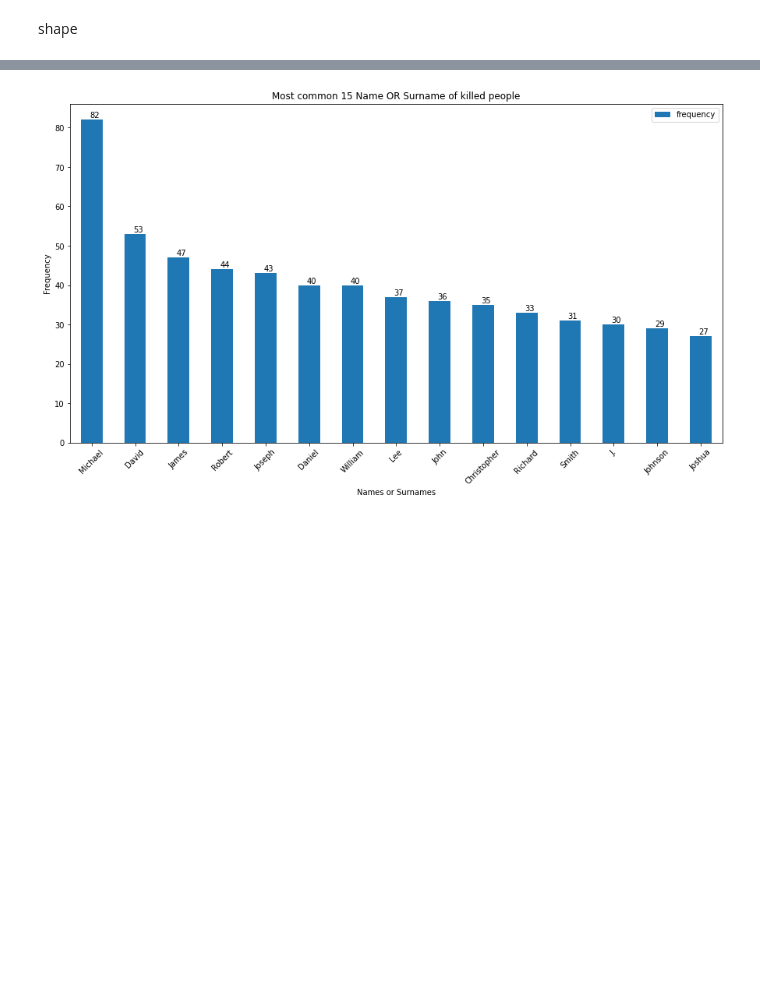
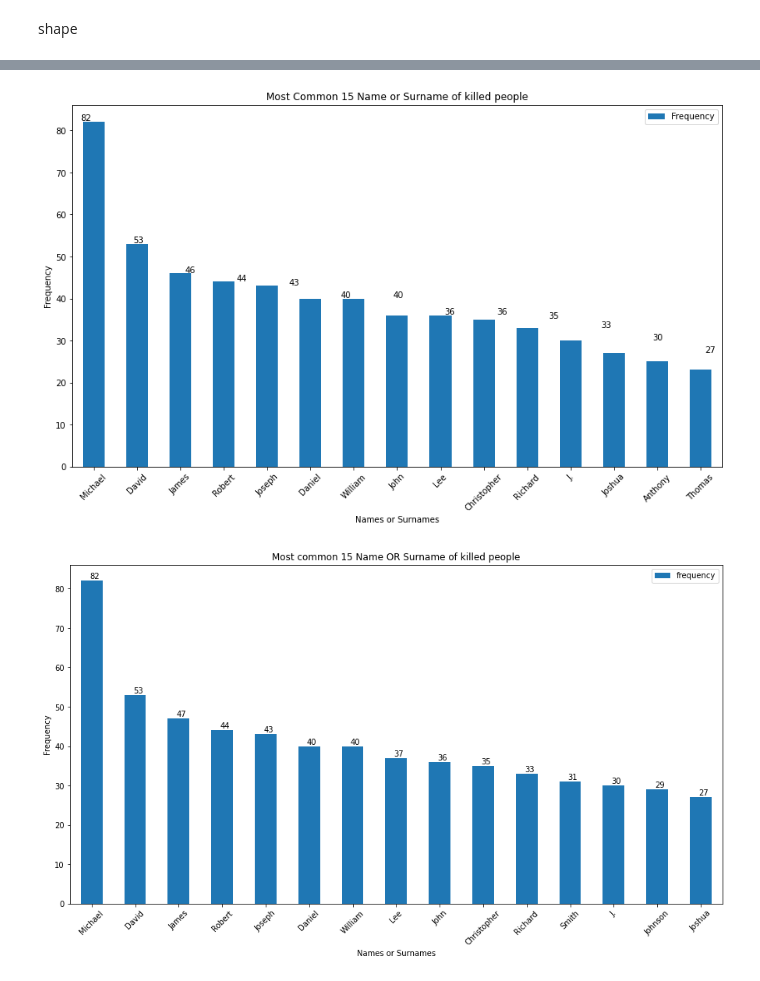
Before and after one commit to selahattintuncer/DS_assignent, a Jupyter notebook: Assignment-1 student(Assignment 2 Matplotlib - PoliceKillingsUS).ipynb, the cells around one changed output, grey strips where cells are left out. Cells and saved outputs as stored; diff of their text form; code cells hidden in the pictures; blank space fills up the shorter version.

```diff
--- a/Assignment-1 student(Assignment 2 Matplotlib - PoliceKillingsUS).ipynb
+++ b/Assignment-1 student(Assignment 2 Matplotlib - PoliceKillingsUS).ipynb
@@ -419,0 +511,5 @@ shape
+# %%
+names, surnames = zip(*pairs)
+# %%
+name_surname = names + surnames
+name_surname_counts = Counter(name_surname)
@@ -422,0 +555,3 @@ shape
+# %%
+most_common_name_surname = name_surname_counts.most_common(15)
+most_common_name_surname
@@ -425,0 +591,3 @@ shape
+# %%
+name_df = pd.DataFrame(most_common_name_surname, columns = ['Names or Surnames', 'Frequency'])
+name_df
@@ -480,3 +629,14 @@ Counter({'Tim': 3,
+# %%
+# with pandas_my
+ax= name_df.plot(kind='bar', x= 'Names or Surnames',y= 'Frequency', figsize=(14,8))
+plt.title('Most Common 15 Name or Surname of killed people')
+plt.ylabel('Frequency')
+plt.xticks(rotation=45)
+
+for p in ax.patches:
+    ax.annotate(str(p.get_height()), (p.get_x() * 1.200, p.get_height() *1.005));
+# %% [output]
+[figure, added]
 # %%
 # with pandas
 # %% [output]
```
Also changed, not shown: parts of 27 cells of this notebook.
